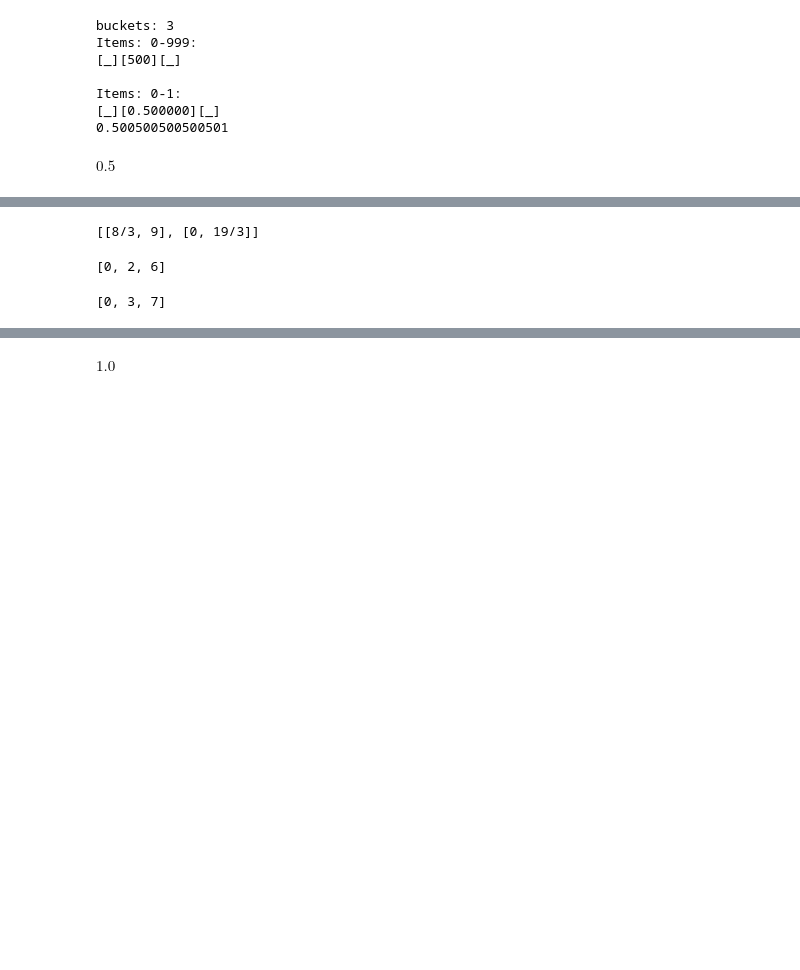
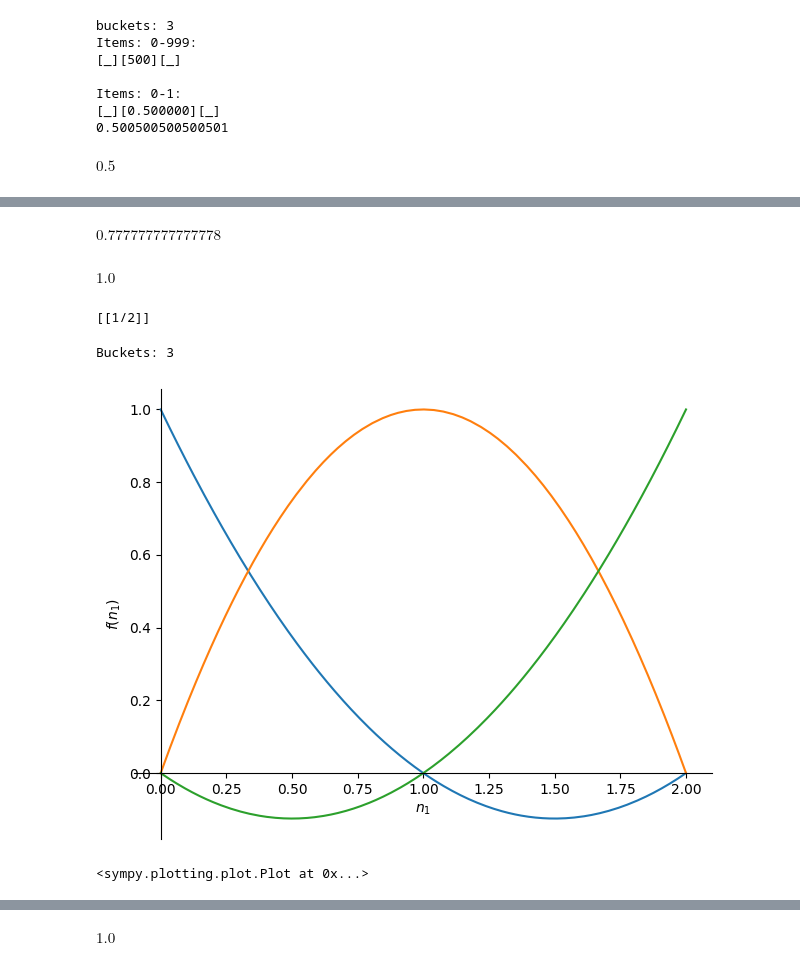
Before and after one commit to PabloRuizCuevas/probability-sorting, a Jupyter notebook: notebooks/tests.ipynb, the cells around one changed output, grey strips where cells are left out. Cells and saved outputs as stored; diff of their text form; code cells hidden in the pictures; blank space fills up the shorter version.

```diff
--- a/notebooks/tests.ipynb
+++ b/notebooks/tests.ipynb
@@ -62,15 +77,24 @@ def P(buckets, mini, maxi):
+# %%
+p.evalf()
+# %% [output]
+$\displaystyle 0.777777777777778$
+# %%
+p = P(2, 0, 1)
+# %% [output]
+$\displaystyle 1.0$
 # %%
-list(p_cuts(3,10))
+list(p_cuts(2, 2))
 # %% [output]
-[[8/3, 9], [0, 19/3]]
+[[1/2]]
-# %%
-list(round_cuts(3,10))
-# %% [output]
-[0, 2, 6]
-# %%
-list(opt_cuts(3,11))
-# %% [output]
-[0, 3, 7]
+# %%
+buckets = 3
+print("Buckets:",buckets)
+plot(*hp(buckets, buckets), (n1, 0,buckets-1))
+plot(*hp(buckets, buckets), (n1, 0,buckets-1))
+# %% [output]
+Buckets: 3
+[figure, added]
+<sympy.plotting.plot.Plot at 0x...>
 # %%
 buckets = 3
 print("Buckets:",buckets)
```
Also changed, not shown: parts of 5 cells of this notebook.
